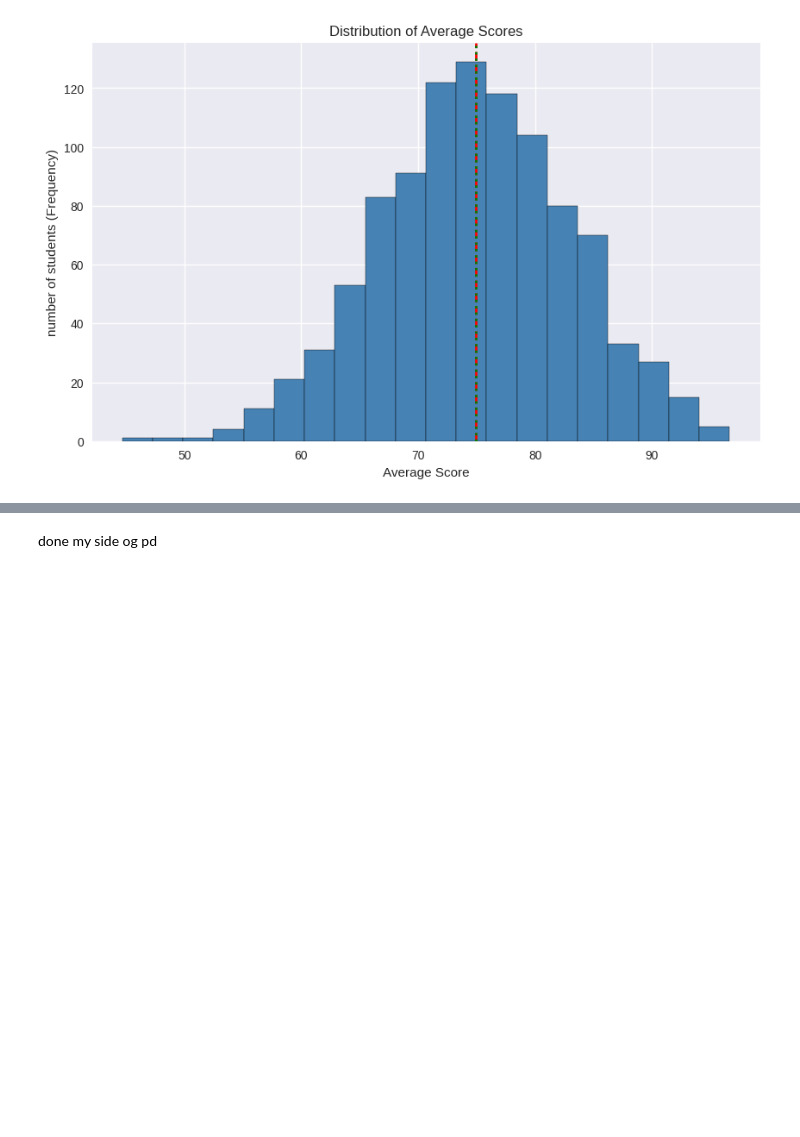
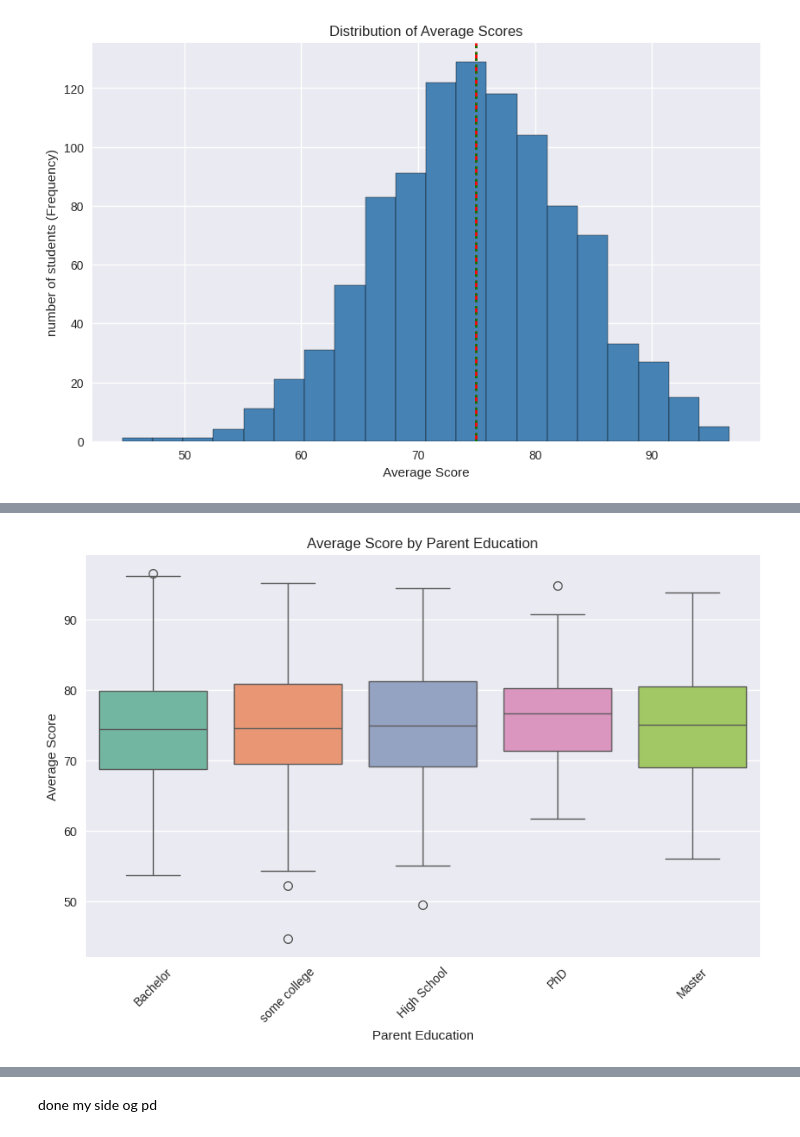
Before and after one commit to vaibhavjaybhaye09/AI_ML, a Jupyter notebook: Welcome_To_Colab.ipynb, the cells around one changed output, grey strips where cells are left out. Cells and saved outputs as stored; diff of their text form; code cells hidden in the pictures; blank space fills up the shorter version.

```diff
--- a/Welcome_To_Colab.ipynb
+++ b/Welcome_To_Colab.ipynb
@@ -164,0 +193,11 @@ ax.grid(True,)
+# %%
+fig,  ax = plt.subplots(figsize=(10,6))
+sns.boxplot(data=df,x='parent_education',y='average_score',ax=ax,
+            palette='Set2')
+ax.set_xlabel('Parent Education')
+ax.set_ylabel('Average Score')
+ax.set_title('Average Score by Parent Education')
+plt.xticks(rotation=45)
+plt.show()
+# %% [output]
+[figure, added]
```
Also changed, not shown: parts of 5 cells of this notebook.
